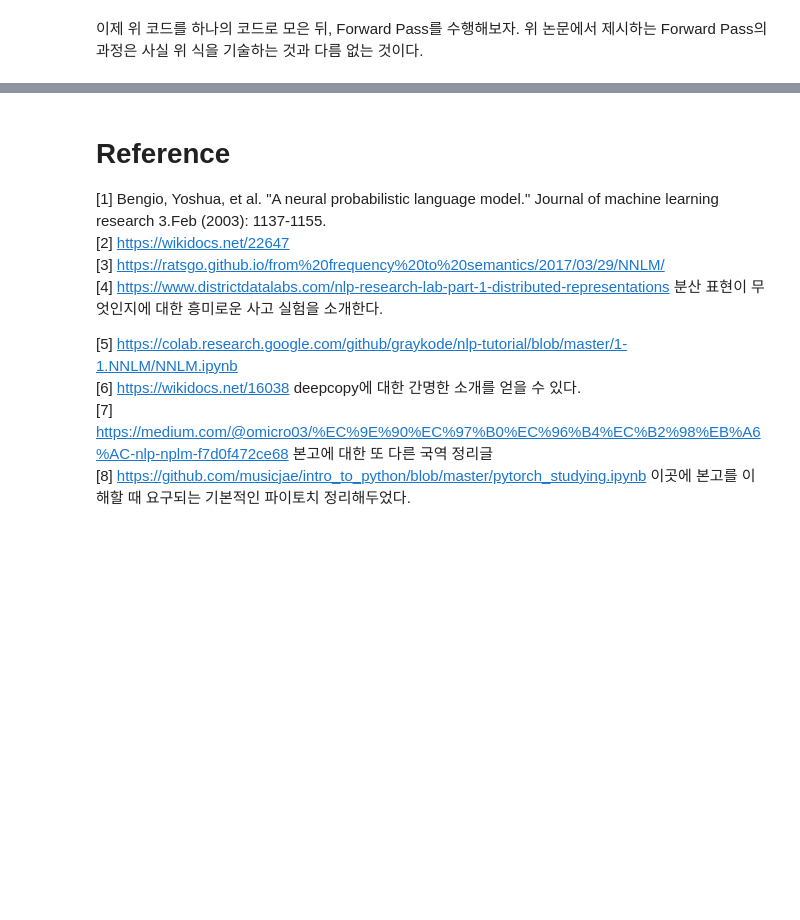
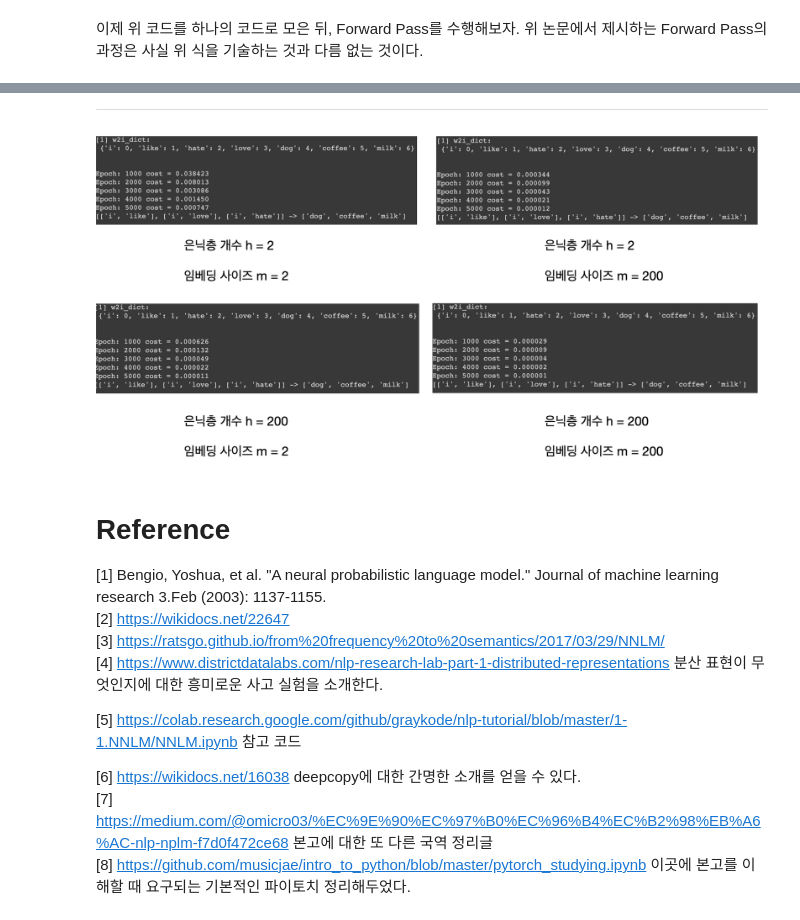
Before and after one commit to Intelligence-Engineering-LAB-KU/Seminar, a Jupyter notebook: summer_2020/0825_NPLM(2003).ipynb, the cells around one changed output, grey strips where cells are left out. Saved outputs shown, nothing was run; the diff lists cells and outputs as text; code cells hidden in the pictures; blank space fills up the shorter version.

Commit message:
Colaboratory를 통해 생성됨

```diff
--- a/summer_2020/0825_NPLM(2003).ipynb
+++ b/summer_2020/0825_NPLM(2003).ipynb
@@ -541,3 +566,7 @@ NotImplementedError: ignored
+# %%
+Image('nnlm9.png',width=800)
+# %% [output]
+[figure, added]
 # %% [markdown]
 # Reference
 [1] Bengio, Yoshua, et al. "A neural probabilistic language model." Journal of machine learning research 3.Feb (2003): 1137-1155.
@@ -545,7 +574,8 @@ NotImplementedError: ignored
 [3] https://ratsgo.github.io/from%20frequency%20to%20semantics/2017/03/29/NNLM/
 [4] https://www.districtdatalabs.com/nlp-research-lab-part-1-distributed-representations 분산 표현이 무엇인지에 대한 흥미로운 사고 실험을 소개한다.
 
-[5] https://colab.research.google.com/github/graykode/nlp-tutorial/blob/master/1-1.NNLM/NNLM.ipynb
+[5] https://colab.research.google.com/github/graykode/nlp-tutorial/blob/master/1-1.NNLM/NNLM.ipynb 참고 코드
+
 [6] https://wikidocs.net/16038 deepcopy에 대한 간명한 소개를 얻을 수 있다.
 [7] https://medium.com/@omicro03/%EC%9E%90%EC%97%B0%EC%96%B4%EC%B2%98%EB%A6%AC-nlp-nplm-f7d0f472ce68 본고에 대한 또 다른 국역 정리글
 [8] https://github.com/musicjae/intro_to_python/blob/master/pytorch_studying.ipynb 이곳에 본고를 이해할 때 요구되는 기본적인 파이토치 정리해두었다.
```
Also changed, not shown: parts of 10 cells of this notebook.
